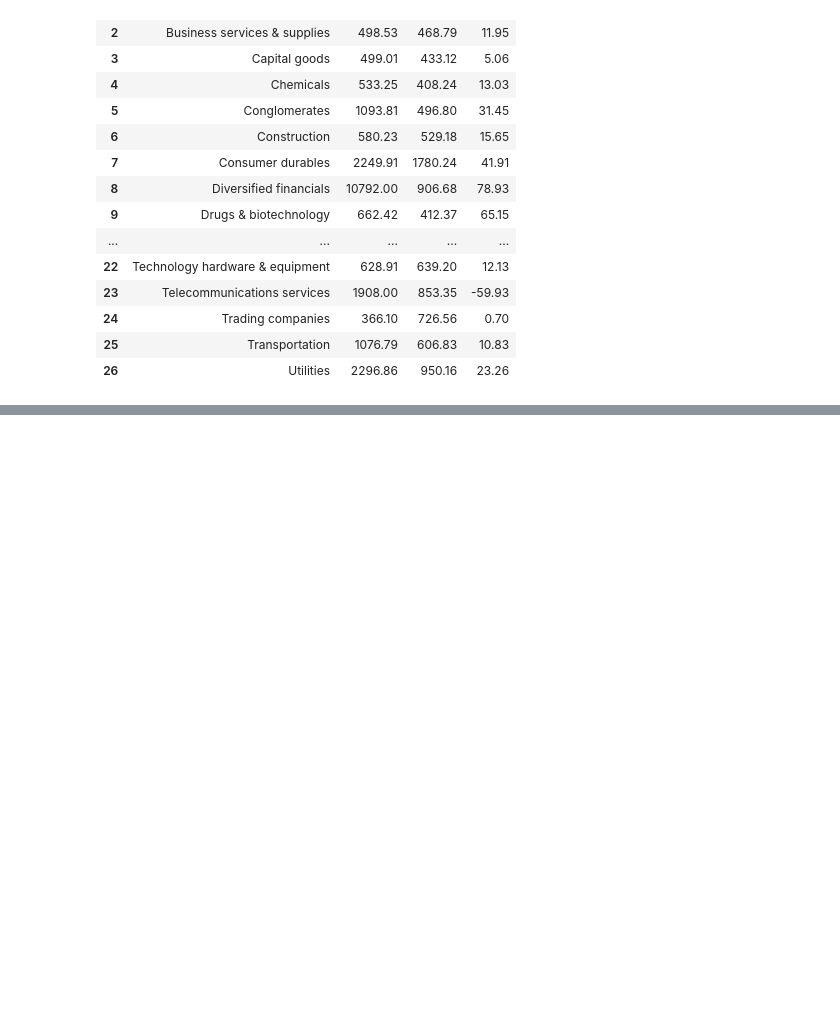
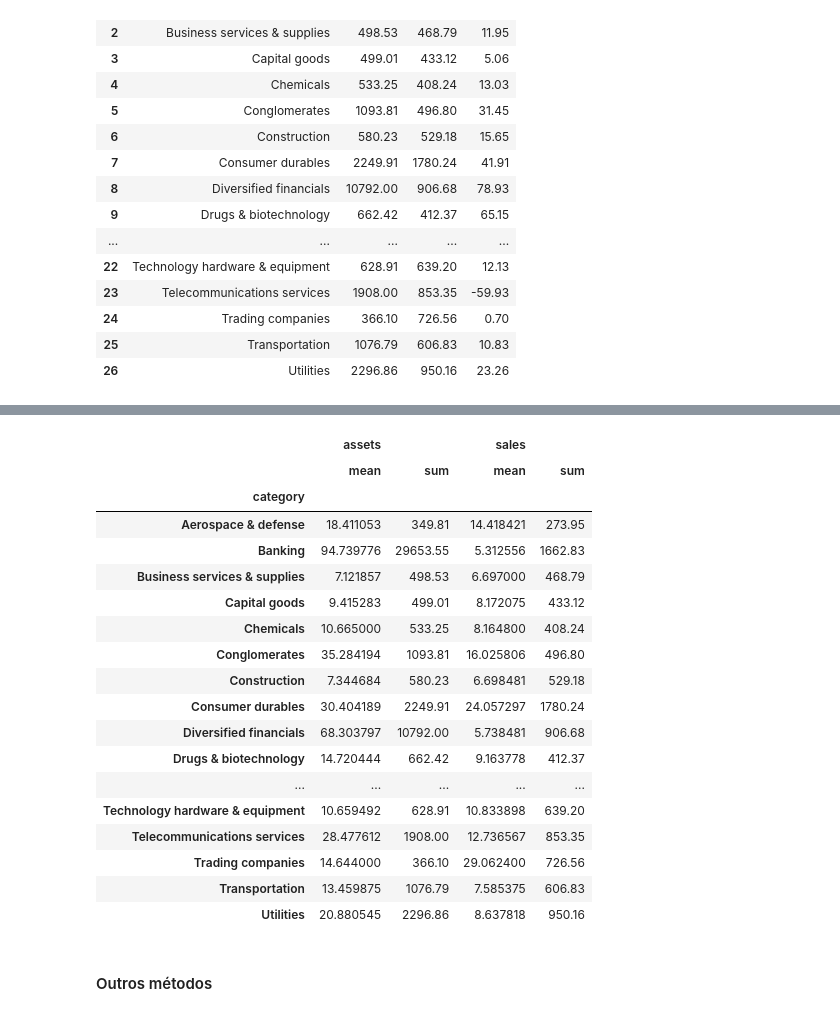
Before and after one commit to luanans/Bootcamp-WoMakersCode, a Jupyter notebook: Desafio_Python_Pandas/Exercicio_GroupBy.ipynb, the cells around one changed output, grey strips where cells are left out. Drawn from its saved outputs; the diff is of its cells as text; code cells hidden in the pictures; blank space fills up the shorter version.

```diff
--- a/Desafio_Python_Pandas/Exercicio_GroupBy.ipynb
+++ b/Desafio_Python_Pandas/Exercicio_GroupBy.ipynb
@@ -82,0 +95,25 @@ df.groupby('caregory')['']
+# %%
+# Multiplas funções
+df.groupby('category')[['assets', 'sales']].agg(['mean', 'sum'])
+# %% [output]
+|  | assets |  | sales |  |
+|  | mean | sum | mean | sum |
+| category |  |  |  |  |
+| Aerospace & defense | 18.411053 | 349.81 | 14.418421 | 273.95 |
+| Banking | 94.739776 | 29653.55 | 5.312556 | 1662.83 |
+| Business services & supplies | 7.121857 | 498.53 | 6.697000 | 468.79 |
+| Capital goods | 9.415283 | 499.01 | 8.172075 | 433.12 |
+| Chemicals | 10.665000 | 533.25 | 8.164800 | 408.24 |
+| Conglomerates | 35.284194 | 1093.81 | 16.025806 | 496.80 |
+| Construction | 7.344684 | 580.23 | 6.698481 | 529.18 |
+| Consumer durables | 30.404189 | 2249.91 | 24.057297 | 1780.24 |
+| Diversified financials | 68.303797 | 10792.00 | 5.738481 | 906.68 |
+| Drugs & biotechnology | 14.720444 | 662.42 | 9.163778 | 412.37 |
+| ... | ... | ... | ... | ... |
+| Technology hardware & equipment | 10.659492 | 628.91 | 10.833898 | 639.20 |
+| Telecommunications services | 28.477612 | 1908.00 | 12.736567 | 853.35 |
+| Trading companies | 14.644000 | 366.10 | 29.062400 | 726.56 |
+| Transportation | 13.459875 | 1076.79 | 7.585375 | 606.83 |
+| Utilities | 20.880545 | 2296.86 | 8.637818 | 950.16 |
+# %% [markdown]
+#### Outros métodos
```
Also changed, not shown: parts of 2 cells of this notebook, 1 other file.
